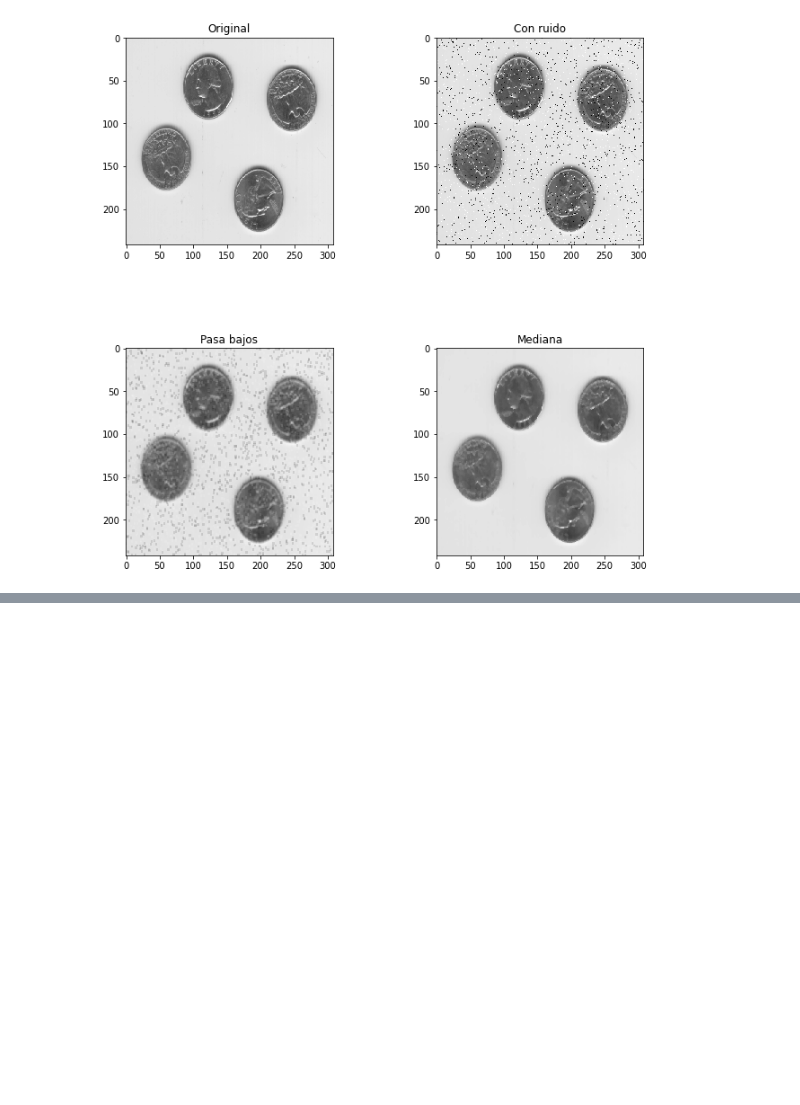
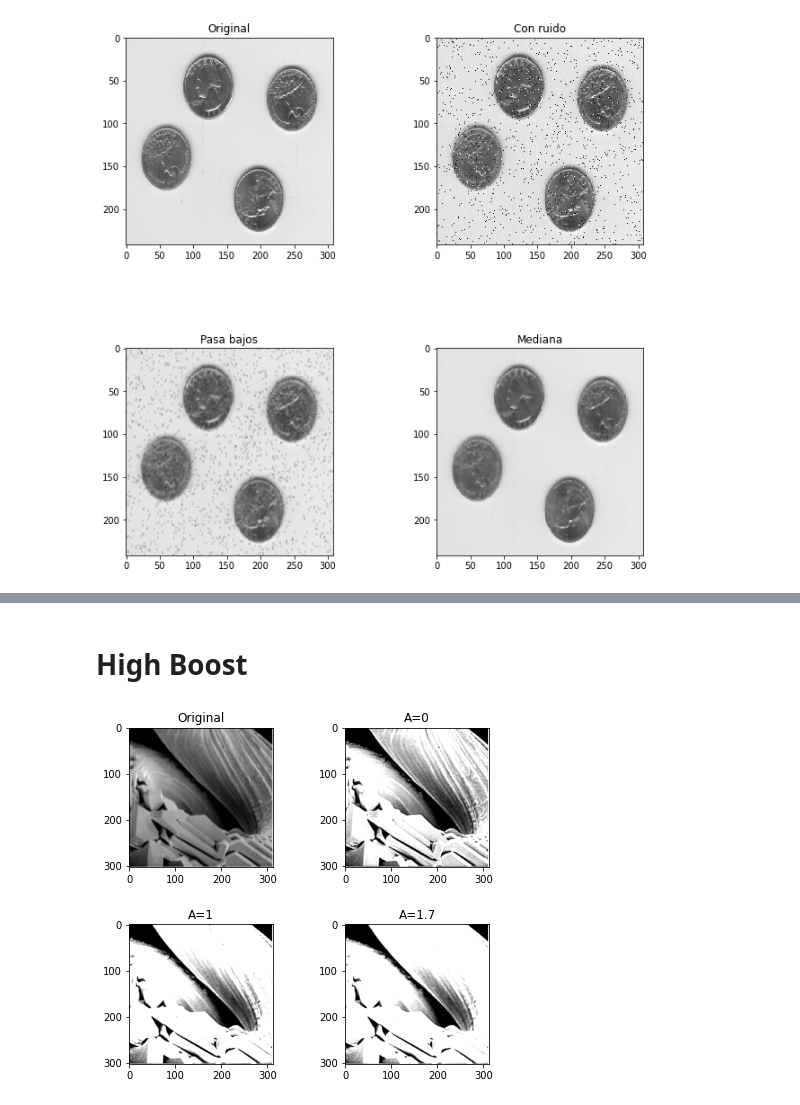
Before and after one commit to LuFernandez/imagaynes, a Jupyter notebook: TpFiltros/TPimagenes.ipynb, the cells around one changed output, grey strips where cells are left out. Cells and saved outputs as stored; diff of their text form; code cells hidden in the pictures; blank space fills up the shorter version.

Commit message:
Empece high boost

```diff
--- a/TpFiltros/TPimagenes.ipynb
+++ b/TpFiltros/TPimagenes.ipynb
@@ -64,0 +65,38 @@ plt.show()
+# %% [markdown]
+# High Boost
+# %%
+def ApplyHighBoost(img,A=1):
+  kernel = np.array([
+                   [-1,-1,-1],
+                   [-1,A+8,1],
+                   [-1,-1,-1]
+                  ])
+  return cv2.filter2D(img,-1,kernel)
+
+def MakeSubplot(img,fig,row,column,index,title):
+  fig.add_subplot(row,column,index)
+  plt.title(title)
+  plt.imshow(img,cmap='gray', vmin=0)
+# %%
+boost_img = cv2.imread('boost.PNG')
+
+#Original
+fig_3 = plt.figure(figsize=(5,5))
+plt.subplots_adjust(top = 1, bottom = 0, right = 1, left = 0, hspace = 0.2, wspace = 0.5)
+MakeSubplot(boost_img,fig_3,2,2,1,title="Original")
+
+#Laplaciano de la imagen original
+laplaciano = ApplyHighBoost(boost_img,A=0)
+MakeSubplot(laplaciano,fig_3,2,2,2,title="A=0")
+
+#Sin high boost
+not_boosted = ApplyHighBoost(boost_img,A=1)
+MakeSubplot(not_boosted,fig_3,2,2,3,title="A=1")
+
+#Con high boost
+boosted = ApplyHighBoost(boost_img,A=1.7)
+MakeSubplot(boosted,fig_3,2,2,4,title="A=1.7")
+
+plt.show()
+# %% [output]
+[figure, added]
```
Also changed, not shown: parts of 1 cell of this notebook, 1 other file.
